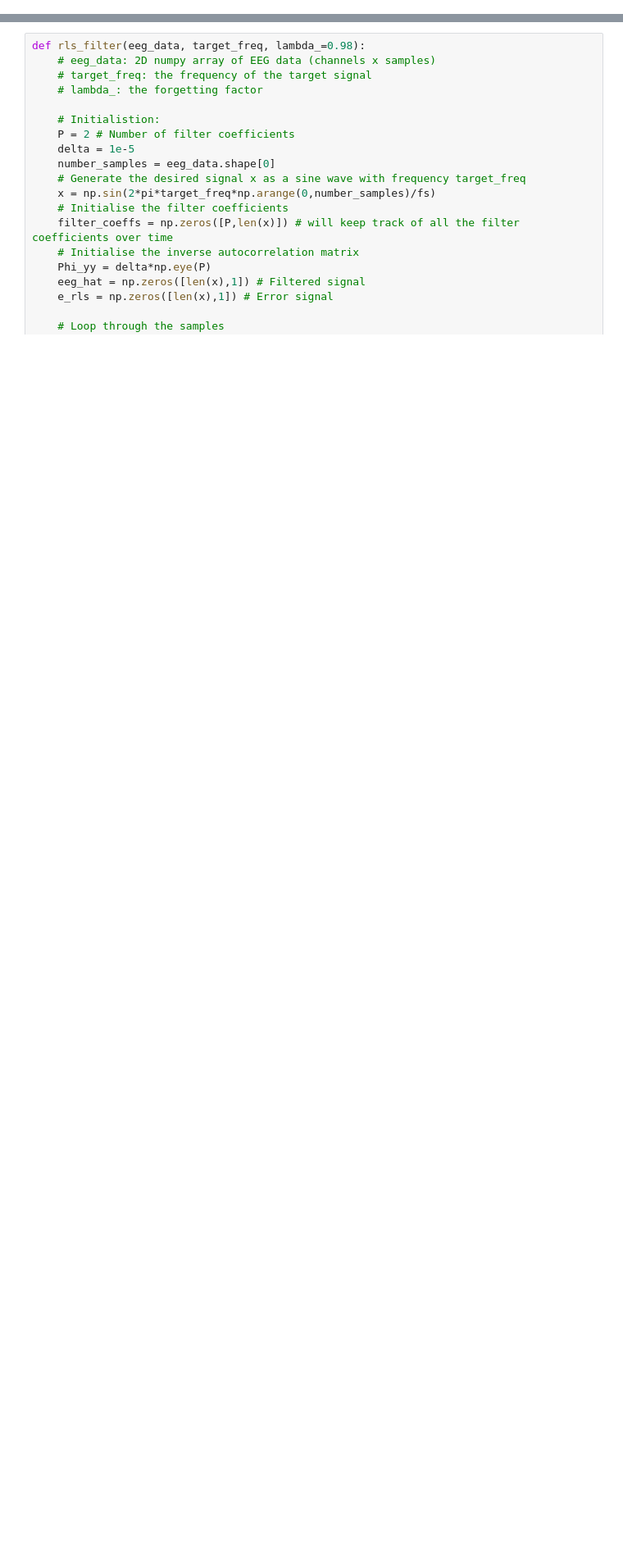
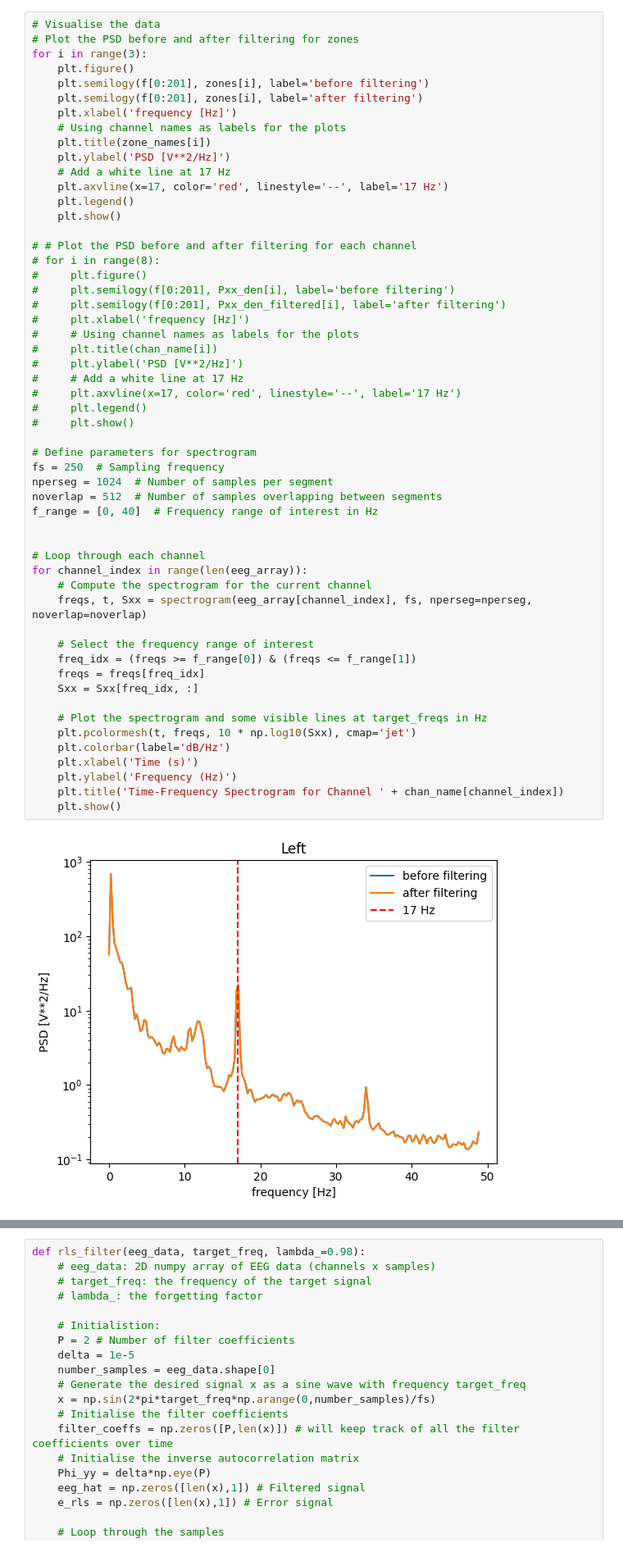
Before and after one commit to alken01/BCI, a Jupyter notebook: recursivefilter.ipynb, the cells around one changed output, grey strips where cells are left out. Shown at 82% size. Saved outputs shown, nothing was run; the diff lists cells and outputs as text; blank space fills up the shorter version.

Commit message:
Getting comfortable with data

```diff
--- a/recursivefilter.ipynb
+++ b/recursivefilter.ipynb
@@ -56,0 +103,56 @@ for i in range(8):
+# %%
+# Visualise the data
+# Plot the PSD before and after filtering for zones
+for i in range(3):
+    plt.figure()
+    plt.semilogy(f[0:201], zones[i], label='before filtering')
+    plt.semilogy(f[0:201], zones[i], label='after filtering')
+    plt.xlabel('frequency [Hz]')
+    # Using channel names as labels for the plots
+    plt.title(zone_names[i])
+    plt.ylabel('PSD [V**2/Hz]')
+    # Add a white line at 17 Hz
+    plt.axvline(x=17, color='red', linestyle='--', label='17 Hz')
+    plt.legend()
+    plt.show()
+
+# # Plot the PSD before and after filtering for each channel
+# for i in range(8):
+#     plt.figure()
+#     plt.semilogy(f[0:201], Pxx_den[i], label='before filtering')
+#     plt.semilogy(f[0:201], Pxx_den_filtered[i], label='after filtering')
+#     plt.xlabel('frequency [Hz]')
+#     # Using channel names as labels for the plots
+#     plt.title(chan_name[i])
+#     plt.ylabel('PSD [V**2/Hz]')
+#     # Add a white line at 17 Hz
+#     plt.axvline(x=17, color='red', linestyle='--', label='17 Hz')
+#     plt.legend()
+#     plt.show()
+
+# Define parameters for spectrogram
+fs = 250  # Sampling frequency
+nperseg = 1024  # Number of samples per segment
+noverlap = 512  # Number of samples overlapping between segments
+f_range = [0, 40]  # Frequency range of interest in Hz
+
+
+# Loop through each channel
+for channel_index in range(len(eeg_array)):
+    # Compute the spectrogram for the current channel
+    freqs, t, Sxx = spectrogram(eeg_array[channel_index], fs, nperseg=nperseg, noverlap=noverlap)
+
+    # Select the frequency range of interest
+    freq_idx = (freqs >= f_range[0]) & (freqs <= f_range[1])
+    freqs = freqs[freq_idx]
+    Sxx = Sxx[freq_idx, :]
+
+    # Plot the spectrogram and some visible lines at target_freqs in Hz
+    plt.pcolormesh(t, freqs, 10 * np.log10(Sxx), cmap='jet')
+    plt.colorbar(label='dB/Hz')
+    plt.xlabel('Time (s)')
+    plt.ylabel('Frequency (Hz)')
+    plt.title('Time-Frequency Spectrogram for Channel ' + chan_name[channel_index])
+    plt.show()
+# %% [output]
+[figure, added]
```
Also changed, not shown: parts of 4 cells of this notebook.
